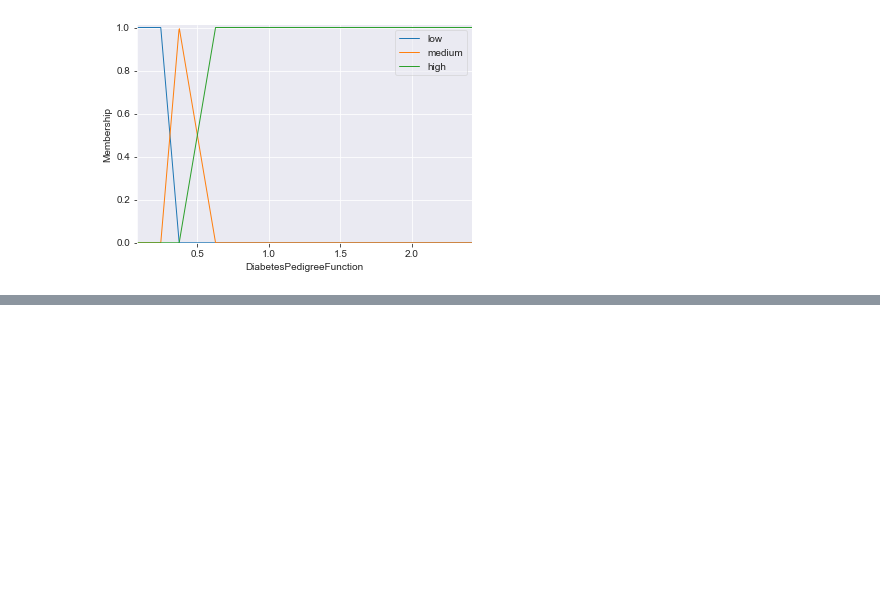
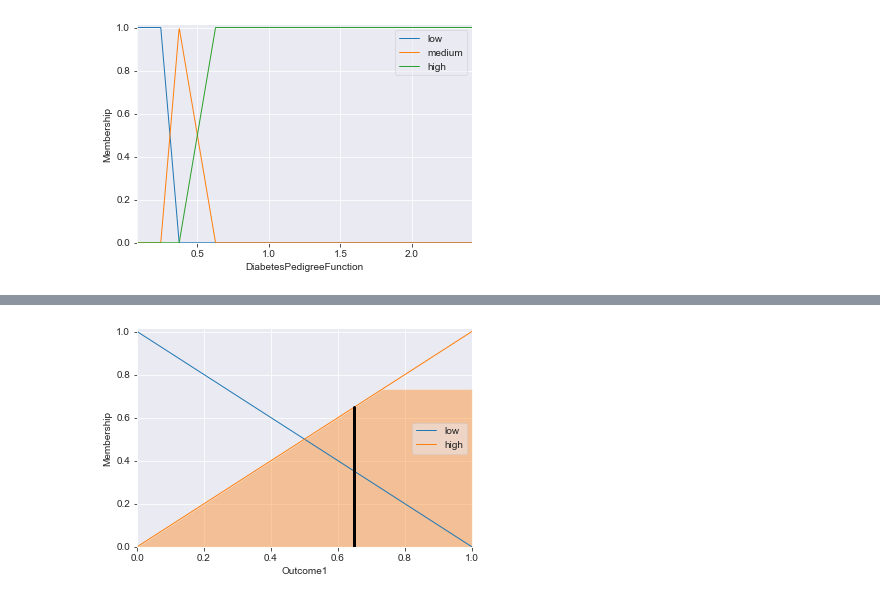
Before and after one commit to Domin8668/Projekt_SSI, a Jupyter notebook: fuzzy.ipynb, the cells around one changed output, grey strips where cells are left out. Cells and saved outputs as stored; diff of their text form; code cells hidden in the pictures; blank space fills up the shorter version.

```diff
--- a/fuzzy.ipynb
+++ b/fuzzy.ipynb
@@ -258,7 +258,7 @@ diabetespedigreefunction_data = data['DiabetesPedigreeFunction']
 diabetespedigreefunction_data = diabetespedigreefunction_data[diabetespedigreefunction_data != 0]
 diabetespedigreefunction = ctrl.Antecedent(diabetespedigreefunction_data.sort_values(), 'DiabetesPedigreeFunction')
 diabetespedigreefunction['low'] = fuzz.trapmf(diabetespedigreefunction.universe, [0.078, 0.078, 0.24375, 0.3725])
-diabetespedigreefunction['medium'] = fuzz.trimf(diabetespedigreefunction.universe, [0.24375, 0.3725, 0.626250])
+diabetespedigreefunction['medium'] = fuzz.trimf(diabetespedigreefunction.universe, [0.24375, 0.3725, 0.62625])
 diabetespedigreefunction['high'] = fuzz.trapmf(diabetespedigreefunction.universe, [0.3725, 0.626250, 2.42, 2.42])
 diabetespedigreefunction.view()
 diabetespedigreefunction_data.describe()
@@ -289,0 +336,9 @@ outcome2.view()
+# %%
+outcome1_ctrl = ctrl.ControlSystem([rule101, rule102, rule103, rule104,
+                                    rule120, rule121, rule122, rule123,
+                                    rule131, rule132, rule133, rule134,
+                                    rule135, rule136, rule137, rule138,
+                                    rule139, rule140, rule141, rule142,
+                                    rule150, rule151, rule152, rule153,
+                                    rule154, rule155, rule156])
+outcome1_test = ctrl.ControlSystemSimulation(outcome1_ctrl)
@@ -289,0 +393,4 @@ outcome2.view()
+# %%
+outcome1.view(sim=outcome1_test)
+# %% [output]
+[figure, added]
```
Also changed, not shown: parts of 7 cells of this notebook.
